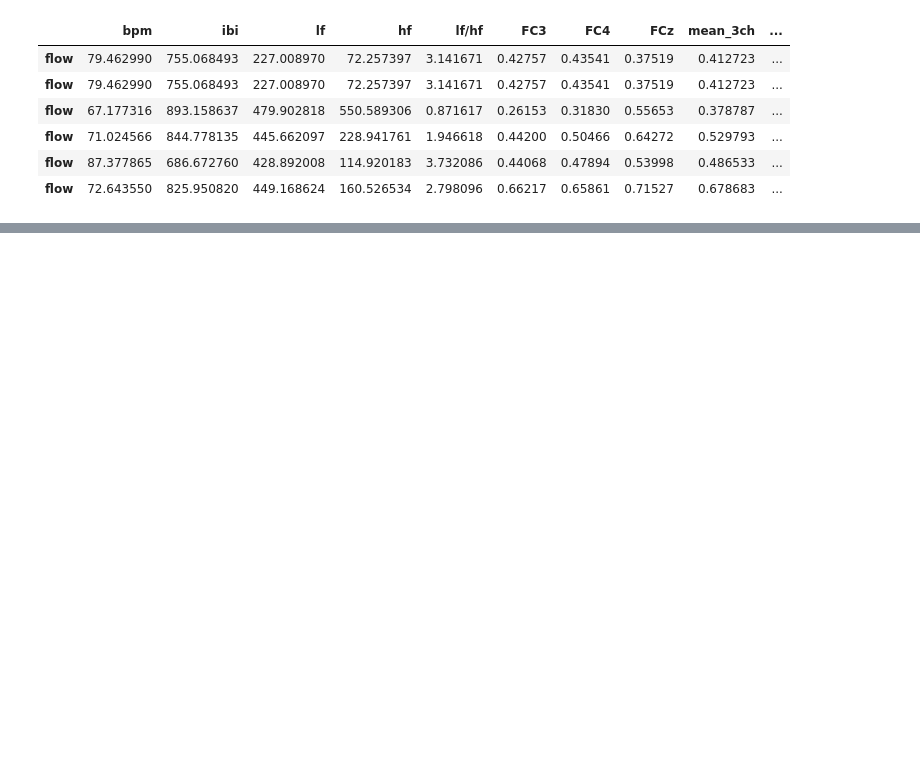
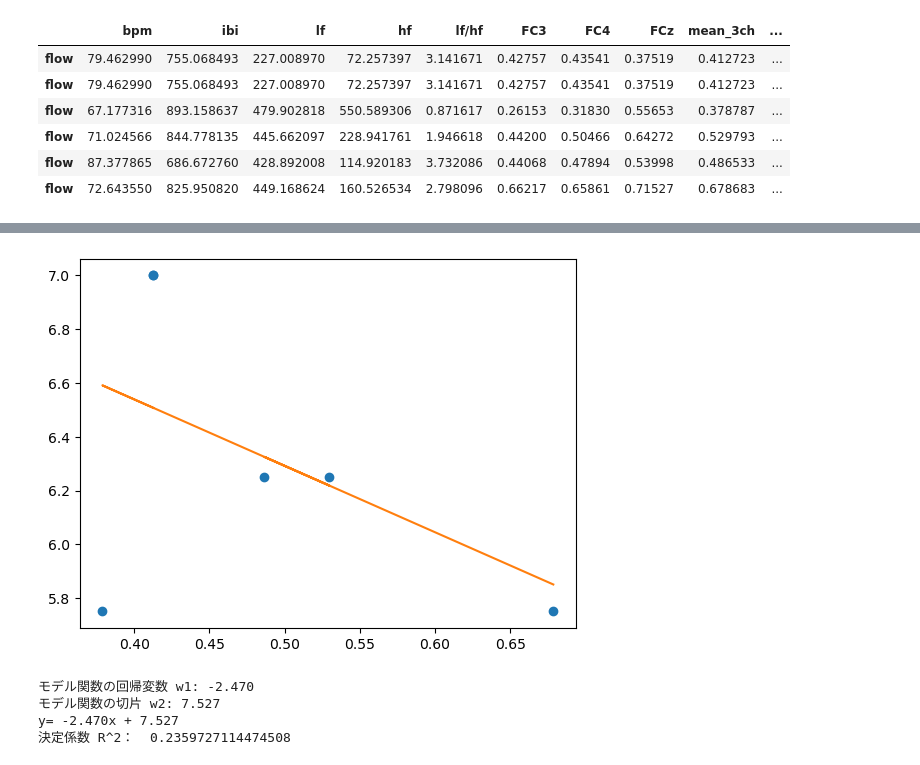
Before and after one commit to miyakooti/ECGAnalysis, a Jupyter notebook: regression_of_flow_score.ipynb, the cells around one changed output, grey strips where cells are left out. Cells and saved outputs as stored; diff of their text form; code cells hidden in the pictures; blank space fills up the shorter version.

```diff
--- a/regression_of_flow_score.ipynb
+++ b/regression_of_flow_score.ipynb
@@ -107,0 +102,15 @@ df_concatted
+# %%
+plt.plot(x, y, 'o')
+plt.plot(x, lr_model.predict(x), linestyle="solid")
+plt.show()
+
+print('モデル関数の回帰変数 w1: %.3f' %lr_model.coef_)
+print('モデル関数の切片 w2: %.3f' %lr_model.intercept_)
+print('y= %.3fx + %.3f' % (lr_model.coef_ , lr_model.intercept_))
+print('決定係数 R^2： ', lr_model.score(x, y))
+# %% [output]
+[figure, added]
+モデル関数の回帰変数 w1: -2.470
+モデル関数の切片 w2: 7.527
+y= -2.470x + 7.527
+決定係数 R^2：  0.2359727114474508
```
Also changed, not shown: parts of 9 cells of this notebook.
